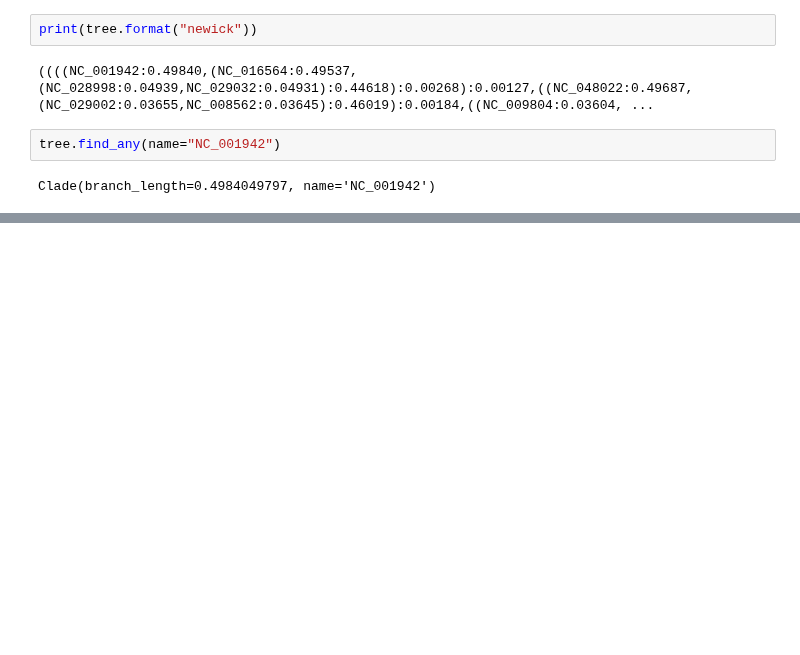
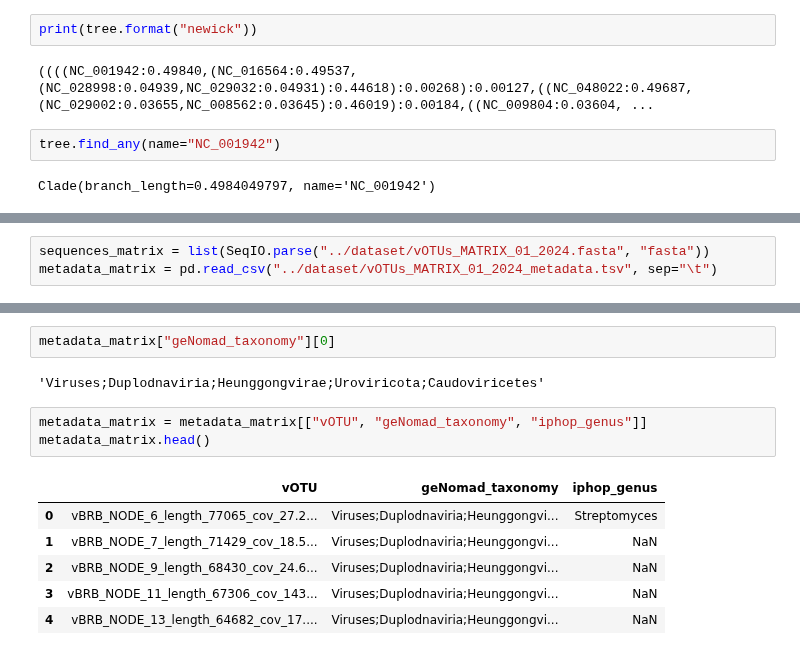
Before and after one commit to spicadust/llm-matrix, a Jupyter notebook: notebooks/dataset.ipynb, the cells around one changed output, grey strips where cells are left out. Drawn from its saved outputs; the diff is of its cells as text; blank space fills up the shorter version.

Commit message:
Handle metadata

```diff
--- a/notebooks/dataset.ipynb
+++ b/notebooks/dataset.ipynb
@@ -163,0 +199,3 @@ Clade(branch_length=0.4984049797, name='NC_001942')
+# %%
+sequences_matrix = list(SeqIO.parse("../dataset/vOTUs_MATRIX_01_2024.fasta", "fasta"))
+metadata_matrix = pd.read_csv("../dataset/vOTUs_MATRIX_01_2024_metadata.tsv", sep="\t")
@@ -163,0 +227,14 @@ Clade(branch_length=0.4984049797, name='NC_001942')
+# %%
+metadata_matrix["geNomad_taxonomy"][0]
+# %% [output]
+'Viruses;Duplodnaviria;Heunggongvirae;Uroviricota;Caudoviricetes'
+# %%
+metadata_matrix = metadata_matrix[["vOTU", "geNomad_taxonomy", "iphop_genus"]]
+metadata_matrix.head()
+# %% [output]
+|  | vOTU | geNomad_taxonomy | iphop_genus |
+| 0 | vBRB_NODE_6_length_77065_cov_27.2... | Viruses;Duplodnaviria;Heunggongvi... | Streptomyces |
+| 1 | vBRB_NODE_7_length_71429_cov_18.5... | Viruses;Duplodnaviria;Heunggongvi... | NaN |
+| 2 | vBRB_NODE_9_length_68430_cov_24.6... | Viruses;Duplodnaviria;Heunggongvi... | NaN |
+| 3 | vBRB_NODE_11_length_67306_cov_143... | Viruses;Duplodnaviria;Heunggongvi... | NaN |
+| 4 | vBRB_NODE_13_length_64682_cov_17.... | Viruses;Duplodnaviria;Heunggongvi... | NaN |
```
Also changed, not shown: parts of 16 cells of this notebook.
